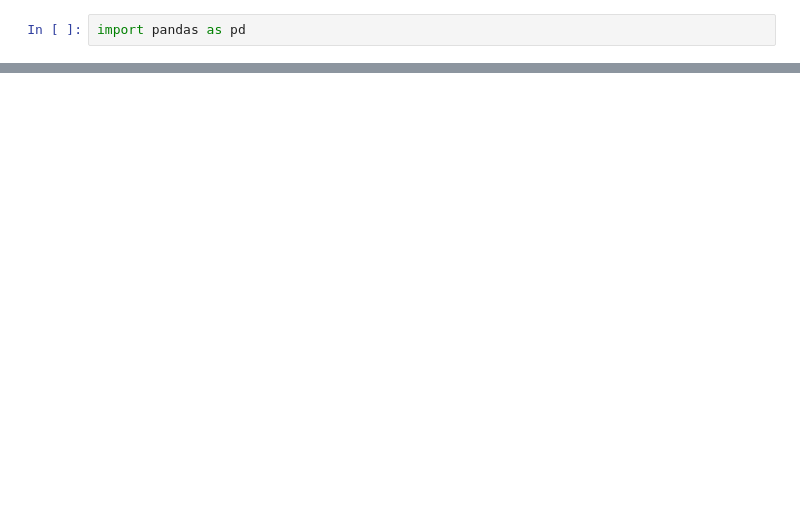
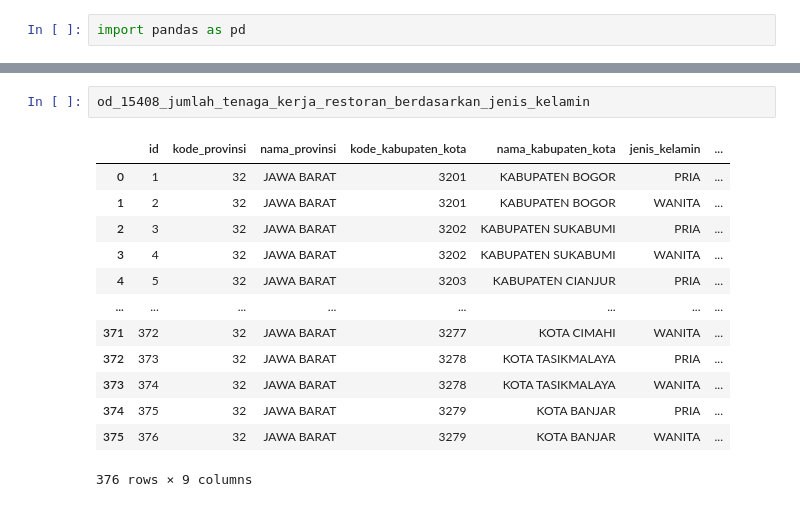
Before and after one commit to SulthanAbiyyu/airnology-2022, a Jupyter notebook: alrappie/jumlah_tenaga_kerja.ipynb, the cells around one changed output, grey strips where cells are left out. Drawn from its saved outputs; the diff is of its cells as text; blank space fills up the shorter version.

```diff
--- a/alrappie/jumlah_tenaga_kerja.ipynb
+++ b/alrappie/jumlah_tenaga_kerja.ipynb
@@ -12,0 +41,16 @@ od_17133_jumlah_sarana_bar_berdasarkan_jenis_sarana = pd.read_csv('Files/pariwis
+# %%
+od_15408_jumlah_tenaga_kerja_restoran_berdasarkan_jenis_kelamin
+# %% [output]
+|  | id | kode_provinsi | nama_provinsi | kode_kabupaten_kota | nama_kabupaten_kota | jenis_kelamin | ... |
+| 0 | 1 | 32 | JAWA BARAT | 3201 | KABUPATEN BOGOR | PRIA | ... |
+| 1 | 2 | 32 | JAWA BARAT | 3201 | KABUPATEN BOGOR | WANITA | ... |
+| 2 | 3 | 32 | JAWA BARAT | 3202 | KABUPATEN SUKABUMI | PRIA | ... |
+| 3 | 4 | 32 | JAWA BARAT | 3202 | KABUPATEN SUKABUMI | WANITA | ... |
+| 4 | 5 | 32 | JAWA BARAT | 3203 | KABUPATEN CIANJUR | PRIA | ... |
+| ... | ... | ... | ... | ... | ... | ... | ... |
+| 371 | 372 | 32 | JAWA BARAT | 3277 | KOTA CIMAHI | WANITA | ... |
+| 372 | 373 | 32 | JAWA BARAT | 3278 | KOTA TASIKMALAYA | PRIA | ... |
+| 373 | 374 | 32 | JAWA BARAT | 3278 | KOTA TASIKMALAYA | WANITA | ... |
+| 374 | 375 | 32 | JAWA BARAT | 3279 | KOTA BANJAR | PRIA | ... |
+| 375 | 376 | 32 | JAWA BARAT | 3279 | KOTA BANJAR | WANITA | ... |
+376 rows × 9 columns
```
Also changed, not shown: parts of 11 cells of this notebook.
